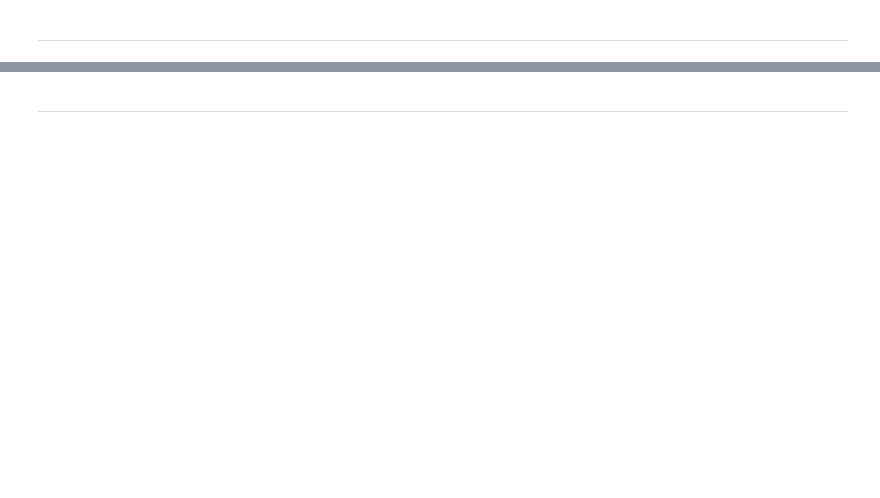
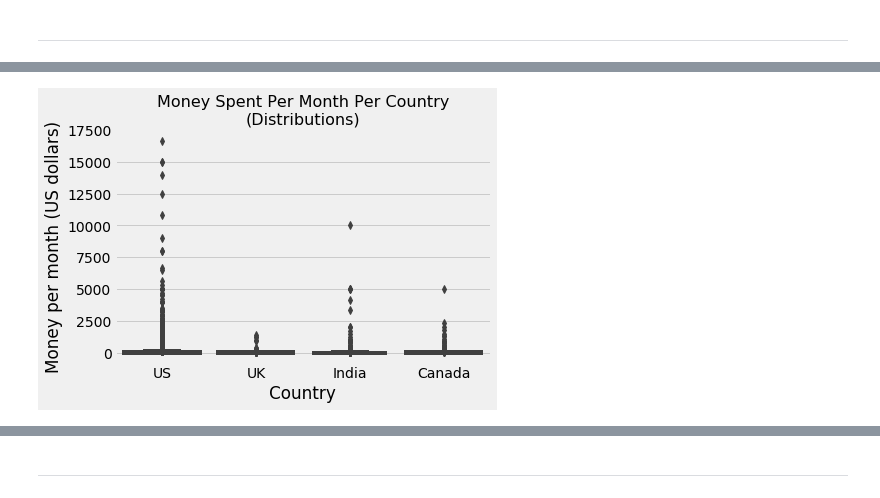
Before and after one commit to johannesgiorgis/dataquest, a Jupyter notebook: data_science_path/projects/project15_finding_the_best_markets_to_advertise_in/project15_finding_the_best_markets_to_advertise_in.ipynb, the cells around one changed output, grey strips where cells are left out. Saved outputs shown, nothing was run; the diff lists cells and outputs as text; code cells hidden in the pictures; blank space fills up the shorter version.

```diff
--- a/data_science_path/projects/project15_finding_the_best_markets_to_advertise_in/project15_finding_the_best_markets_to_advertise_in.ipynb
+++ b/data_science_path/projects/project15_finding_the_best_markets_to_advertise_in/project15_finding_the_best_markets_to_advertise_in.ipynb
@@ -243,0 +381,3 @@ One indicator of a good market is the number of potential customers — the more
+# %%
+# Isolate only those participants who spend less than $20,000 per month
+df_role_interests = df_role_interests[df_role_interests['money_per_month'] < 20000]
@@ -243,0 +400,15 @@ One indicator of a good market is the number of potential customers — the more
+# %%
+# Isolate only the countries of interest
+only_4 = df_role_interests[df_role_interests['CountryLive'].str.contains(
+    'United States of America|India|United Kingdom|Canada')]
+
+# Box plots to visualize distributions
+sns.boxplot(y = 'money_per_month', x = 'CountryLive', data = only_4)
+plt.title('Money Spent Per Month Per Country\n(Distributions)',
+         fontsize = 16)
+plt.ylabel('Money per month (US dollars)')
+plt.xlabel('Country')
+plt.xticks(range(4), ['US', 'UK', 'India', 'Canada']) # avoids tick labels overlap
+plt.show()
+# %% [output]
+[figure, added]
```
Also changed, not shown: parts of 44 cells of this notebook.
